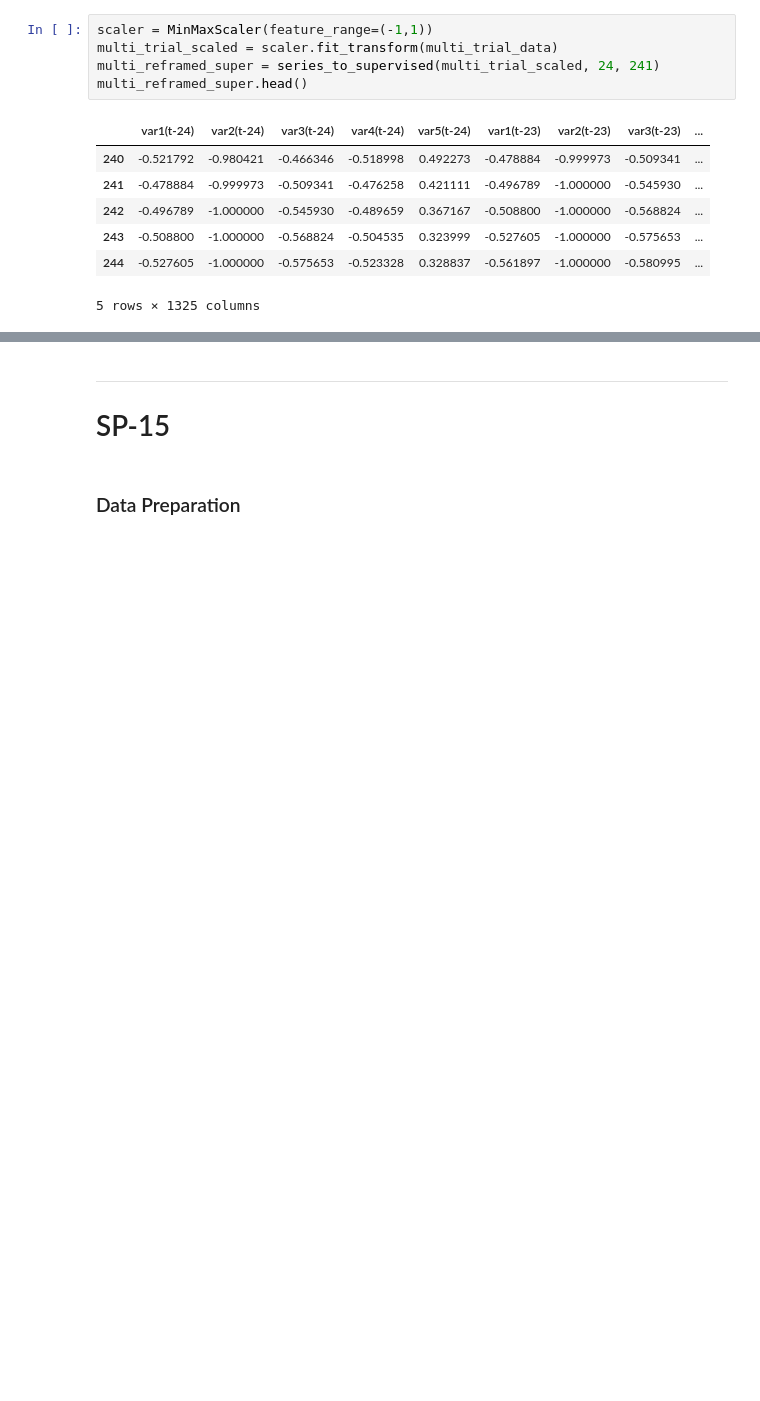
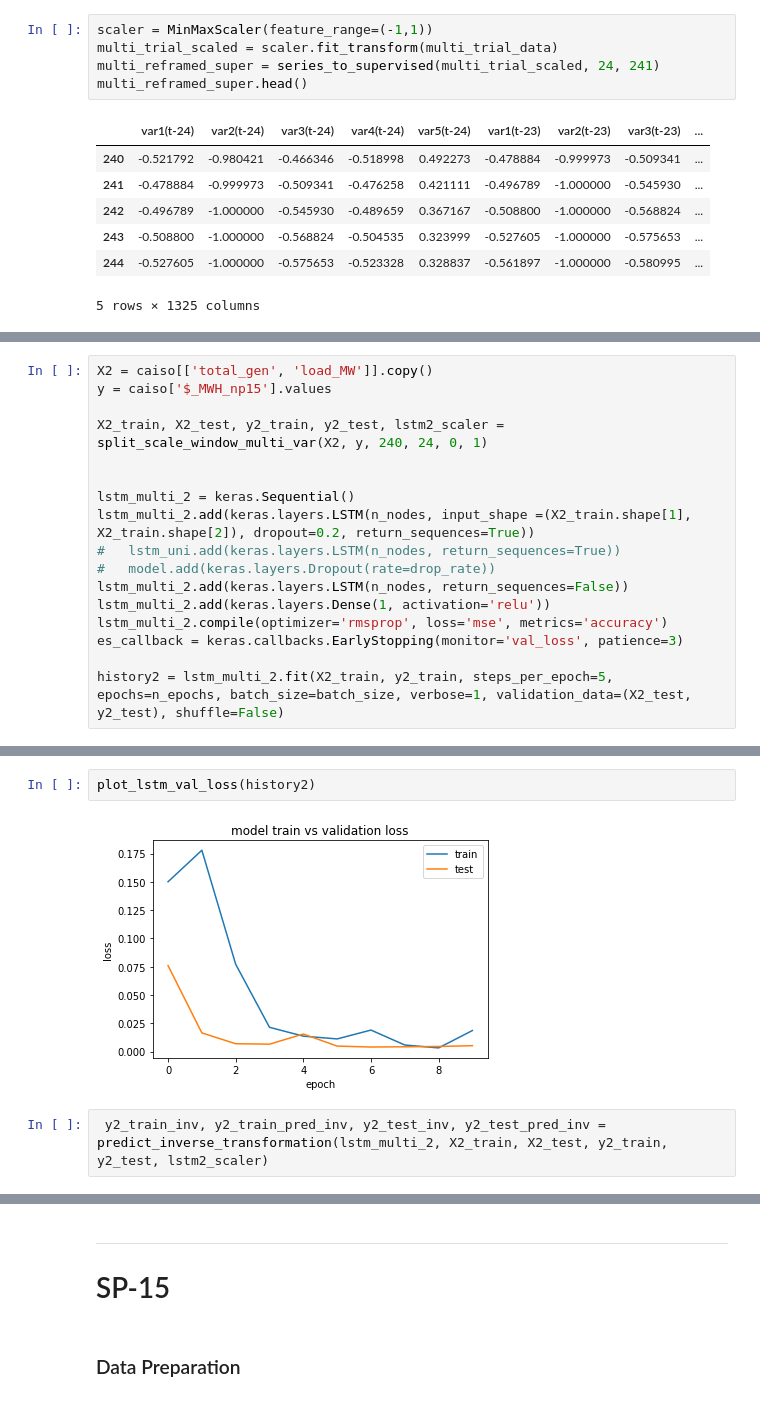
Before and after one commit to Morgan-Sell/caiso-price-forecast, a Jupyter notebook: Final.ipynb, the cells around one changed output, grey strips where cells are left out. Saved outputs shown, nothing was run; the diff lists cells and outputs as text; blank space fills up the shorter version.

```diff
--- a/Final.ipynb
+++ b/Final.ipynb
@@ -946,0 +982,17 @@ array([[[0.1, 1. ],
+# %%
+X2 = caiso[['total_gen', 'load_MW']].copy()
+y = caiso['$_MWH_np15'].values
+
+X2_train, X2_test, y2_train, y2_test, lstm2_scaler = split_scale_window_multi_var(X2, y, 240, 24, 0, 1)
+
+
+lstm_multi_2 = keras.Sequential()
+lstm_multi_2.add(keras.layers.LSTM(n_nodes, input_shape =(X2_train.shape[1], X2_train.shape[2]), dropout=0.2, return_sequences=True))
+#   lstm_uni.add(keras.layers.LSTM(n_nodes, return_sequences=True))
+#   model.add(keras.layers.Dropout(rate=drop_rate))
+lstm_multi_2.add(keras.layers.LSTM(n_nodes, return_sequences=False))
+lstm_multi_2.add(keras.layers.Dense(1, activation='relu'))
+lstm_multi_2.compile(optimizer='rmsprop', loss='mse', metrics='accuracy')
+es_callback = keras.callbacks.EarlyStopping(monitor='val_loss', patience=3)
+
+history2 = lstm_multi_2.fit(X2_train, y2_train, steps_per_epoch=5, epochs=n_epochs, batch_size=batch_size, verbose=1, validation_data=(X2_test, y2_test), shuffle=False)
@@ -946,0 +1020,6 @@ array([[[0.1, 1. ],
+# %%
+plot_lstm_val_loss(history2)
+# %% [output]
+[figure, added]
+# %%
+ y2_train_inv, y2_train_pred_inv, y2_test_inv, y2_test_pred_inv = predict_inverse_transformation(lstm_multi_2, X2_train, X2_test, y2_train, y2_test, lstm2_scaler)
```
Also changed, not shown: parts of 25 cells of this notebook.
